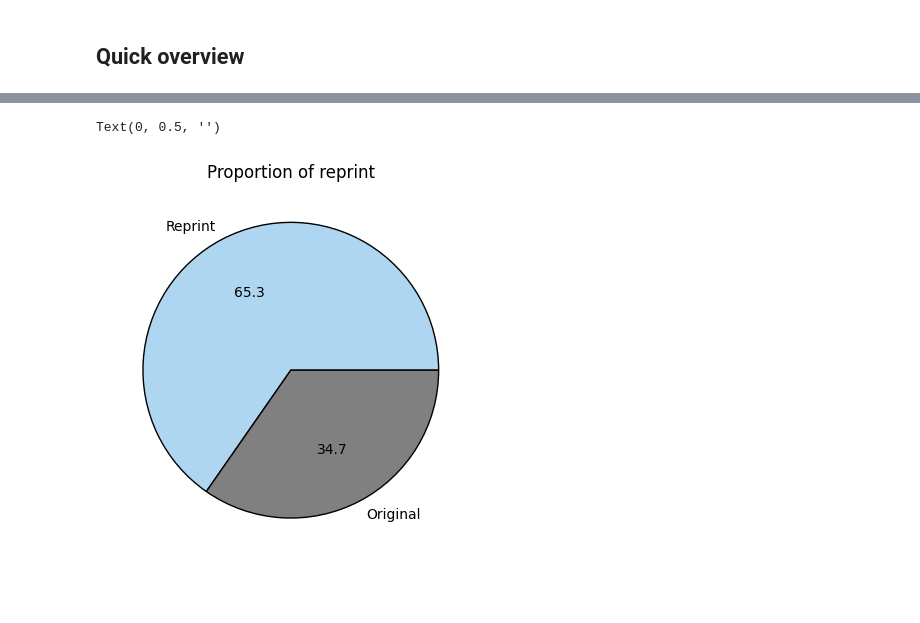
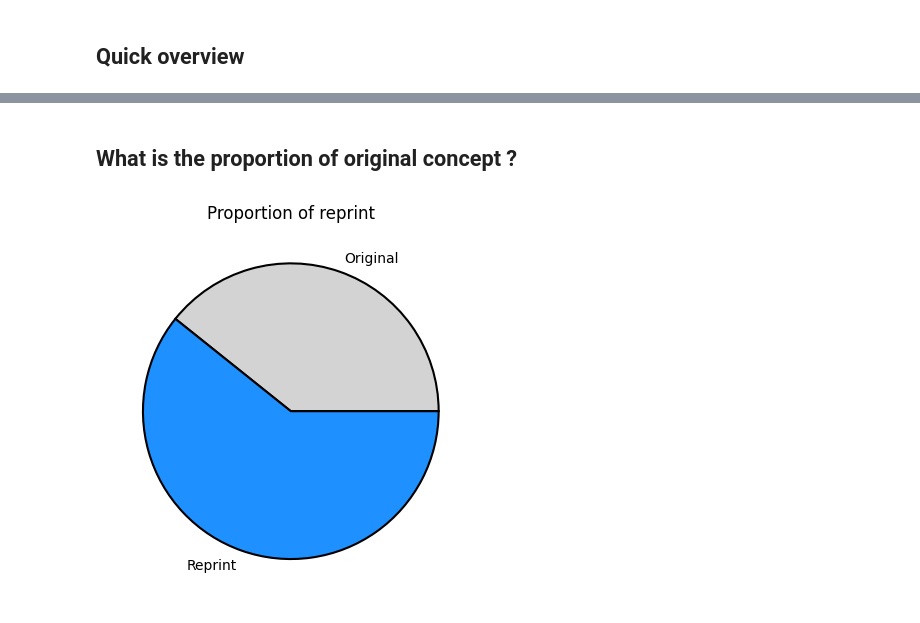
Before and after one commit to Undeadamien/mtg_analyst, a Jupyter notebook: allprints/prints.ipynb, the cells around one changed output, grey strips where cells are left out. Saved outputs shown, nothing was run; the diff lists cells and outputs as text; code cells hidden in the pictures; blank space fills up the shorter version.

```diff
--- a/allprints/prints.ipynb
+++ b/allprints/prints.ipynb
@@ -130,18 +113,21 @@ Here is a graph showing the percentage of cards being a reprint of another card
-# %%
-df = default_df[["name", "isReprint"]].drop_duplicates().dropna()
-
-
-df = df.value_counts("isReprint").rename({0: "Reprint", 1: "Original"})
-
-
-plot = df.plot(
-    kind="pie",
-    autopct="%.1f",
-    wedgeprops={"edgecolor": "k"},
-    colors=["#AED6F1", "grey"],
-)
-plot.set_title("Proportion of reprint")
-plot.set_ylabel("")
-# %% [output]
-Text(0, 0.5, '')
-[figure, removed]
+# %% [markdown]
+## What is the proportion of original concept ?
+# %%
+df = default_df
+
+original = default_df[default_df["isReprint"] == 1].shape[0]
+reused = default_df.shape[0] - original
+
+# assemble the number of reprint and original print
+df = pd.Series(data={"Original": reused, "Reprint": original})
+
+plot = df.plot.pie(
+    startangle=0,
+    title="Proportion of reprint",
+    colors=["lightgrey", "dodgerblue"],
+    wedgeprops={"edgecolor": "black", "linewidth": 1.5, "antialiased": True},
+)
+
+None
+# %% [output]
+[figure, added]
```
Also changed, not shown: parts of 13 cells of this notebook, 5 other files.
